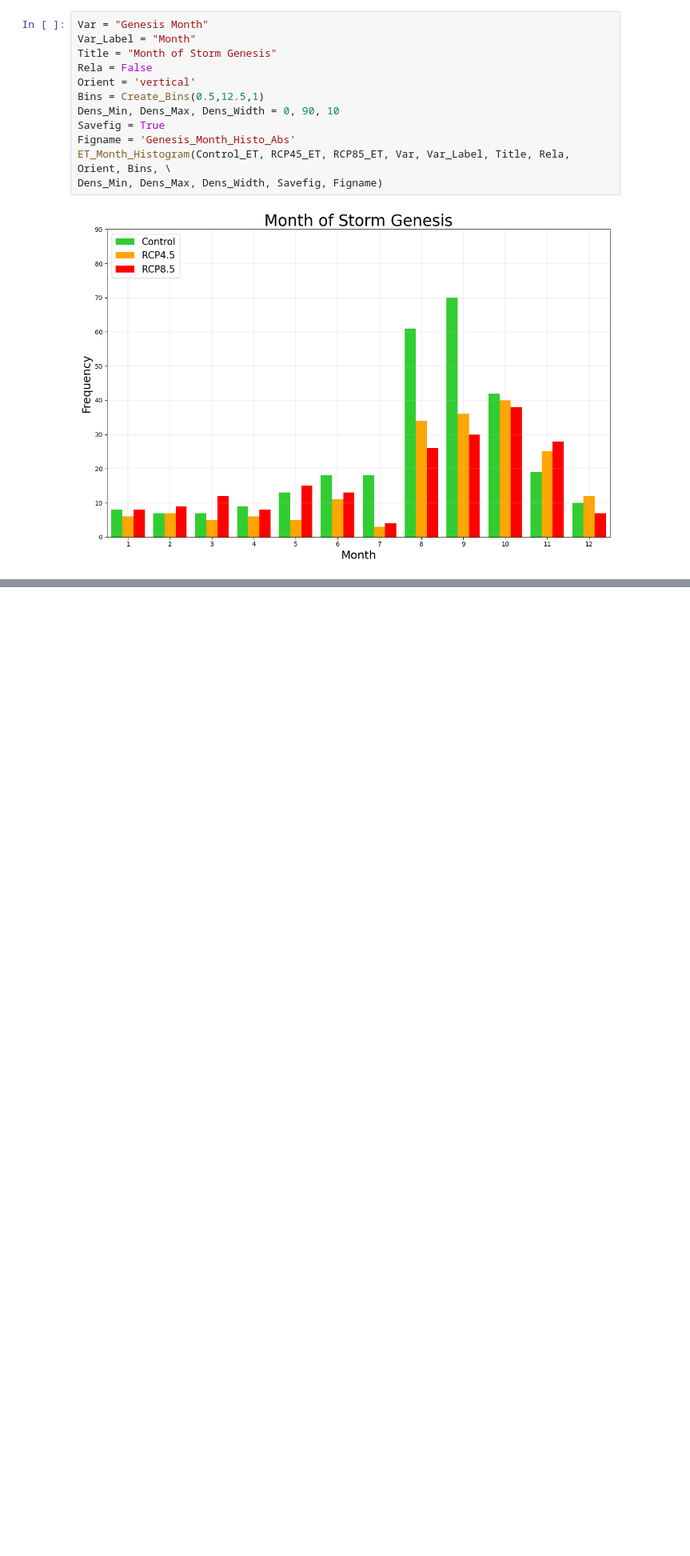
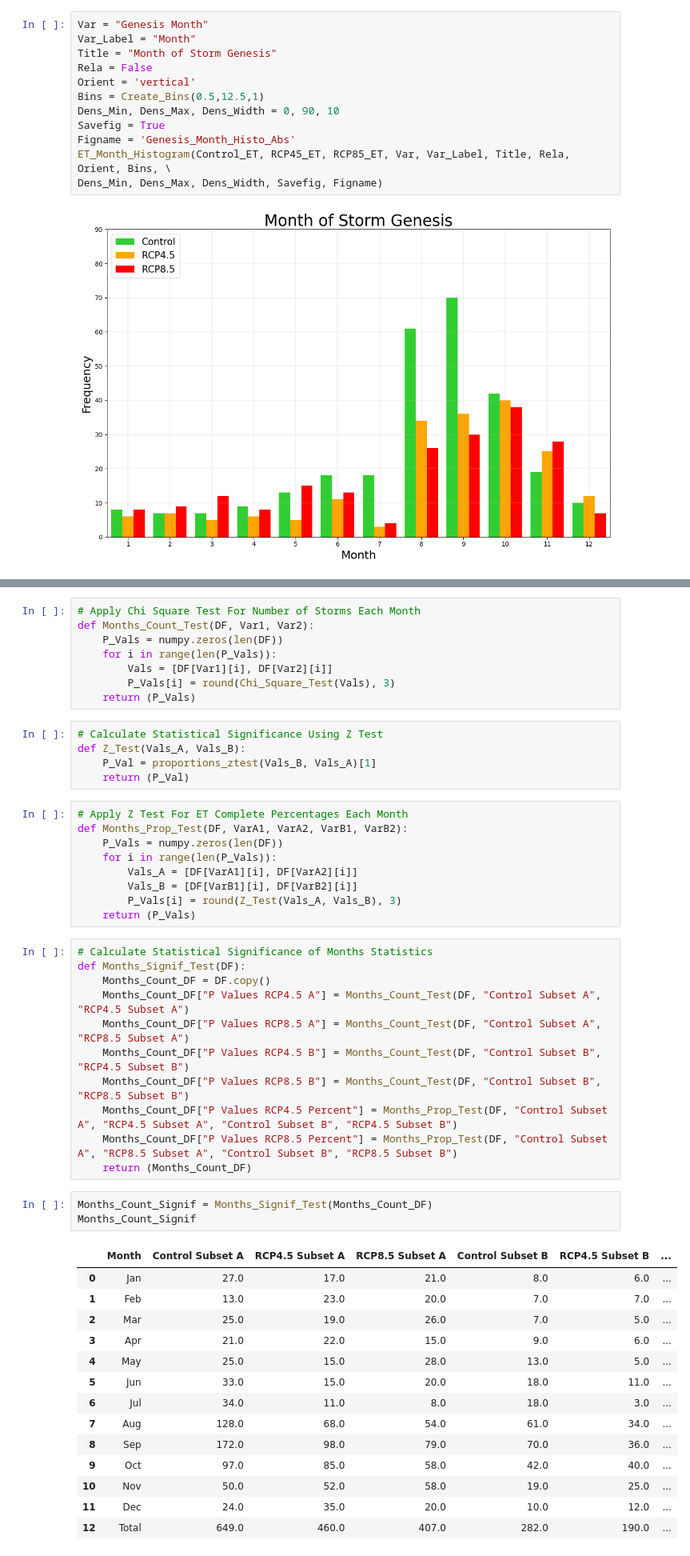
Before and after one commit to Luigi728/ExtraTrack_Github, a Jupyter notebook: RCP_Analysis/RCP_Analysis_V6.5.3.ipynb, the cells around one changed output, grey strips where cells are left out. Shown at 80% size. Drawn from its saved outputs; the diff is of its cells as text; blank space fills up the shorter version.

```diff
--- a/RCP_Analysis/RCP_Analysis_V6.5.3.ipynb
+++ b/RCP_Analysis/RCP_Analysis_V6.5.3.ipynb
@@ -324,0 +306,51 @@ Control_ET[Control_ET["Genesis Month"] == 1]
+# %%
+# Apply Chi Square Test For Number of Storms Each Month
+def Months_Count_Test(DF, Var1, Var2):
+    P_Vals = numpy.zeros(len(DF))
+    for i in range(len(P_Vals)):
+        Vals = [DF[Var1][i], DF[Var2][i]]
+        P_Vals[i] = round(Chi_Square_Test(Vals), 3)
+    return (P_Vals)
+# %%
+# Calculate Statistical Significance Using Z Test
+def Z_Test(Vals_A, Vals_B):
+    P_Val = proportions_ztest(Vals_B, Vals_A)[1]
+    return (P_Val)
+# %%
+# Apply Z Test For ET Complete Percentages Each Month
+def Months_Prop_Test(DF, VarA1, VarA2, VarB1, VarB2):
+    P_Vals = numpy.zeros(len(DF))
+    for i in range(len(P_Vals)):
+        Vals_A = [DF[VarA1][i], DF[VarA2][i]]
+        Vals_B = [DF[VarB1][i], DF[VarB2][i]]
+        P_Vals[i] = round(Z_Test(Vals_A, Vals_B), 3)
+    return (P_Vals)
+# %%
+# Calculate Statistical Significance of Months Statistics
+def Months_Signif_Test(DF):
+    Months_Count_DF = DF.copy()
+    Months_Count_DF["P Values RCP4.5 A"] = Months_Count_Test(DF, "Control Subset A", "RCP4.5 Subset A")
+    Months_Count_DF["P Values RCP8.5 A"] = Months_Count_Test(DF, "Control Subset A", "RCP8.5 Subset A")
+    Months_Count_DF["P Values RCP4.5 B"] = Months_Count_Test(DF, "Control Subset B", "RCP4.5 Subset B")
+    Months_Count_DF["P Values RCP8.5 B"] = Months_Count_Test(DF, "Control Subset B", "RCP8.5 Subset B")
+    Months_Count_DF["P Values RCP4.5 Percent"] = Months_Prop_Test(DF, "Control Subset A", "RCP4.5 Subset A", "Control Subset B", "RCP4.5 Subset B")
+    Months_Count_DF["P Values RCP8.5 Percent"] = Months_Prop_Test(DF, "Control Subset A", "RCP8.5 Subset A", "Control Subset B", "RCP8.5 Subset B")
+    return (Months_Count_DF)
+# %%
+Months_Count_Signif = Months_Signif_Test(Months_Count_DF)
+Months_Count_Signif
+# %% [output]
+|  | Month | Control Subset A | RCP4.5 Subset A | RCP8.5 Subset A | Control Subset B | RCP4.5 Subset B | ... |
+| 0 | Jan | 27.0 | 17.0 | 21.0 | 8.0 | 6.0 | ... |
+| 1 | Feb | 13.0 | 23.0 | 20.0 | 7.0 | 7.0 | ... |
+| 2 | Mar | 25.0 | 19.0 | 26.0 | 7.0 | 5.0 | ... |
+| 3 | Apr | 21.0 | 22.0 | 15.0 | 9.0 | 6.0 | ... |
+| 4 | May | 25.0 | 15.0 | 28.0 | 13.0 | 5.0 | ... |
+| 5 | Jun | 33.0 | 15.0 | 20.0 | 18.0 | 11.0 | ... |
+| 6 | Jul | 34.0 | 11.0 | 8.0 | 18.0 | 3.0 | ... |
+| 7 | Aug | 128.0 | 68.0 | 54.0 | 61.0 | 34.0 | ... |
+| 8 | Sep | 172.0 | 98.0 | 79.0 | 70.0 | 36.0 | ... |
+| 9 | Oct | 97.0 | 85.0 | 58.0 | 42.0 | 40.0 | ... |
+| 10 | Nov | 50.0 | 52.0 | 58.0 | 19.0 | 25.0 | ... |
+| 11 | Dec | 24.0 | 35.0 | 20.0 | 10.0 | 12.0 | ... |
+| 12 | Total | 649.0 | 460.0 | 407.0 | 282.0 | 190.0 | ... |
```
Also changed, not shown: parts of 9 cells of this notebook, 1 other file.
